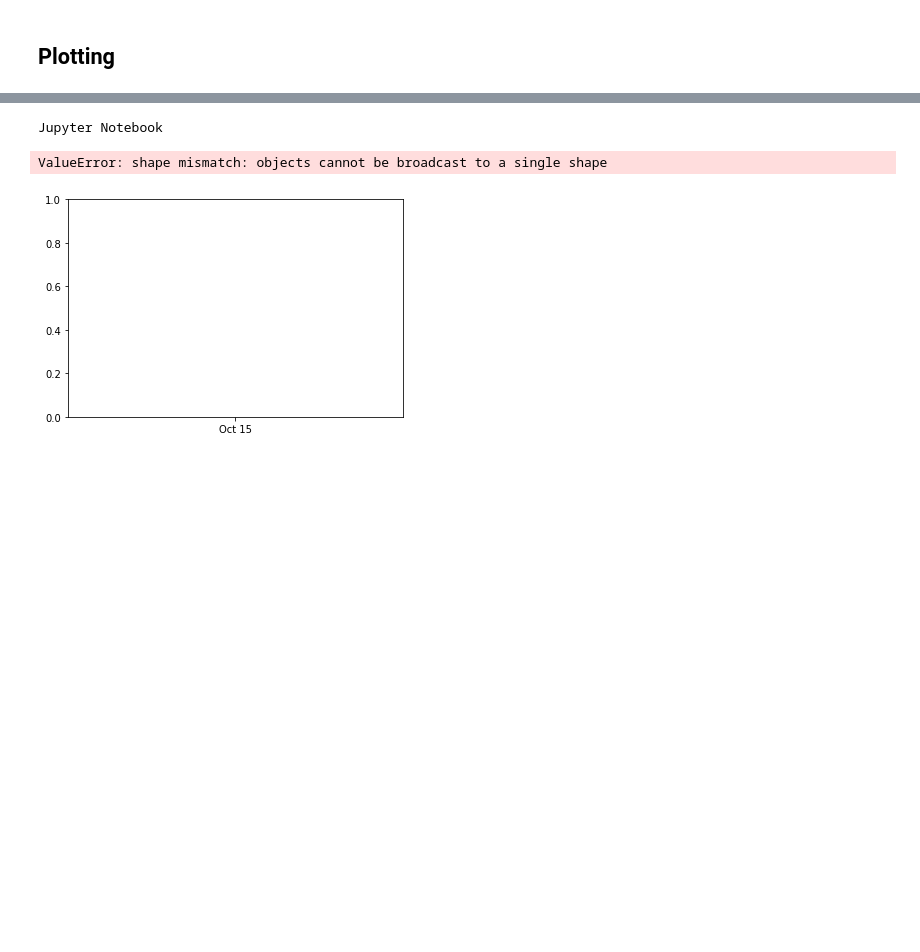
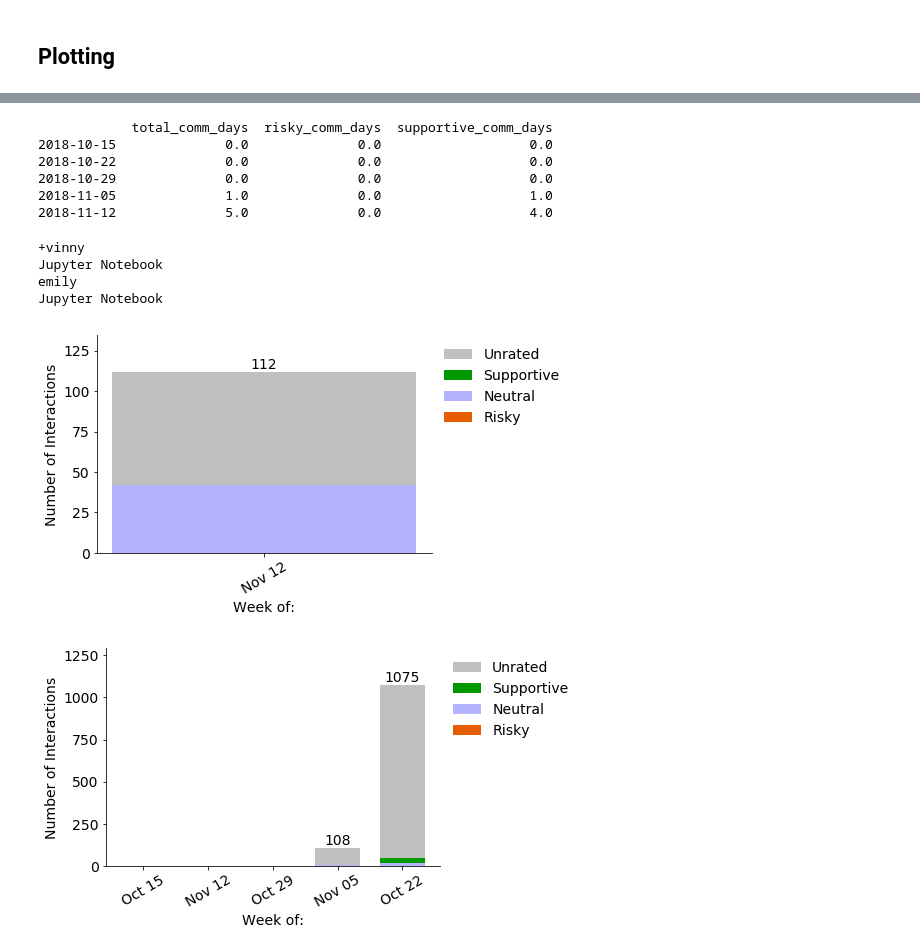
Before and after one commit to HeyCharlie2016/analysis, a Jupyter notebook: notebooks/BasicCommAnalyses.ipynb, the cells around one changed output, grey strips where cells are left out. Saved outputs shown, nothing was run; the diff lists cells and outputs as text; code cells hidden in the pictures; blank space fills up the shorter version.

Commit message:
Cleaner Chart Generation via Notebook

```diff
--- a/notebooks/BasicCommAnalyses.ipynb
+++ b/notebooks/BasicCommAnalyses.ipynb
@@ -18,10 +18,11 @@ from data import make_dataset
 # %% [markdown]
 ### Confirm that the core data is up to date
 # %%
-usernames = ['emily', '+vinny']
+usernames = ['emily', '+vinny', 'Jake', 'Hayyogirl', 'Rabbit']
 today = dt.date.today()
 usernames = make_dataset.refresh_user_data(usernames, PROJ_ROOT, today)
-# print(usernames)
+print('working usernames')
+print(usernames)
 # Re-pulls raw data and refreshes basic interim data files: users_df.pkl
 # and a bunch for each user: filename + username + '.pkl'
 #   contacts_df_, day_comm_log_df_, week_comm_log_df_
@@ -128,6 +143,9 @@ comm_days_line_chart_cols = ['total_comm_days', 'risky_comm_days', 'supportive_c
 
 for username in usernames:
     comm_days_line_chart_data = weekly_comm_dict[username][comm_days_line_chart_cols]
-    comm_days_line_chart_data = comm_days_line_chart_data[comm_days_line_chart_data.index >= date_indices[0]]
-    generate_report_charts.comm_days_line_chart(username, date_indices, comm_days_line_chart_data, chart_path)
+#     comm_days_line_chart_data = comm_days_line_chart_data[min(date_indices):max(date_indices)]
+    comm_days_line_chart_data = comm_days_line_chart_data[(comm_days_line_chart_data.index >= date_indices[0])]
+#     comm_days_line_chart_data = comm_days_line_chart_data[(comm_days_line_chart_data.index >= date_indices[0]) & (comm_days_line_chart_data.index <= date_indices[-1])]
+#     [comm_days_line_chart_data.index >= date_indices[0]]
+    generate_report_charts.comm_days_line_chart([username], date_indices, comm_days_line_chart_data, chart_path)
 # %% [output]
@@ -145,11 +163,24 @@ for username in usernames:
+# %%
+print(comm_days_line_chart_data[(comm_days_line_chart_data.index >= min(date_indices))])
+# %% [output]
+            total_comm_days  risky_comm_days  supportive_comm_days
+2018-10-15              0.0              0.0                   0.0
+2018-10-22              0.0              0.0                   0.0
+2018-10-29              0.0              0.0                   0.0
+2018-11-05              1.0              0.0                   1.0
+2018-11-12              5.0              0.0                   4.0
 # %%
 comm_vol_bar_chart_cols = ['total_comm', 'risky_comm', 'neutral_comm', 'supportive_comm', 'unrated_comm']
 
 for username in usernames:
     comm_vol_bar_chart_data = weekly_comm_dict[username][comm_vol_bar_chart_cols]
-    comm_vol_bar_chart_data = comm_vol_bar_chart_data[comm_vol_bar_chart_data.index >= date_indices[0]]
-    generate_report_charts.comm_vol_bar_chart(username, date_indices, comm_vol_bar_chart_data, chart_path)
+#     print(comm_vol_bar_chart_data[comm_vol_bar_chart_data.index >= date_indices[0]])
+    comm_vol_bar_chart_data = comm_vol_bar_chart_data[(comm_vol_bar_chart_data.index >= date_indices[0]) & (comm_vol_bar_chart_data.index <= date_indices[-1])]
+    generate_report_charts.comm_vol_bar_chart([username], date_indices, comm_vol_bar_chart_data, chart_path)
 # %% [output]
++vinny
 Jupyter Notebook
+emily
+Jupyter Notebook
-ValueError: shape mismatch: objects cannot be broadcast to a single shape
-[figure, old version]
+[figure, new version]
+[figure, added]
```
Also changed, not shown: parts of 7 cells of this notebook, 58 other files.
